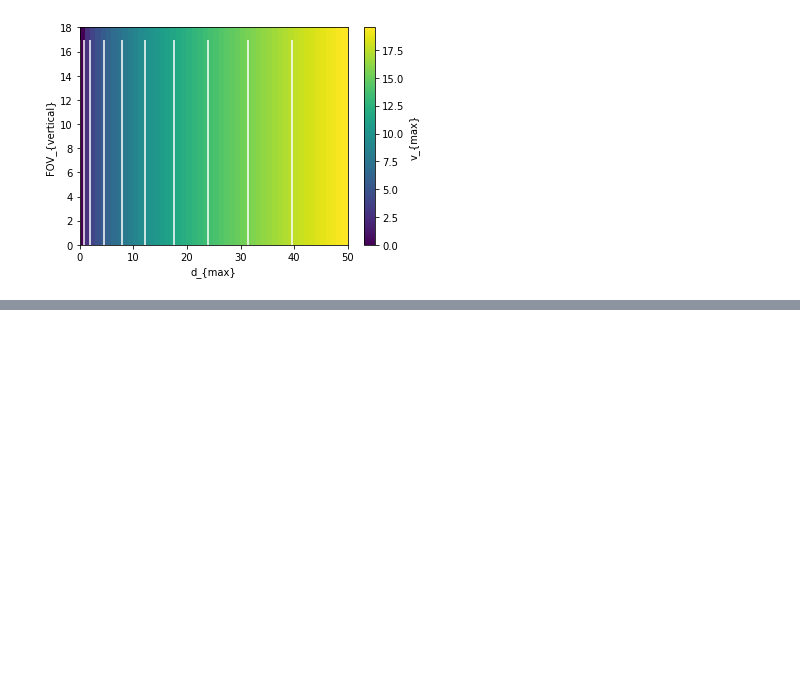
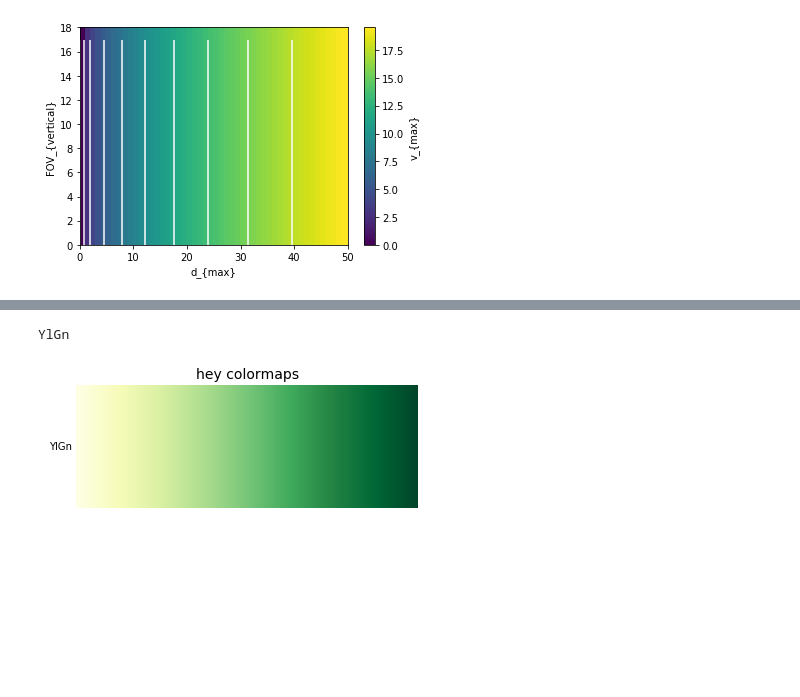
Before and after one commit to peteflorence/analysis-nanomap, a Jupyter notebook: Why memory.ipynb, the cells around one changed output, grey strips where cells are left out. Drawn from its saved outputs; the diff is of its cells as text; code cells hidden in the pictures; blank space fills up the shorter version.

```diff
--- a/Why memory.ipynb
+++ b/Why memory.ipynb
@@ -210,0 +258,64 @@ plt.show()
+# %%
+import numpy as np
+import matplotlib.pyplot as plt
+
+
+# Have colormaps separated into categories:
+# http://matplotlib.org/examples/color/colormaps_reference.html
+cmaps = [('Perceptually Uniform Sequential', [
+            'viridis', 'plasma', 'inferno', 'magma']),
+         ('Sequential', [
+            'Greys', 'Purples', 'Blues', 'Greens', 'Oranges', 'Reds',
+            'YlOrBr', 'YlOrRd', 'OrRd', 'PuRd', 'RdPu', 'BuPu',
+            'GnBu', 'PuBu', 'YlGnBu', 'PuBuGn', 'BuGn', 'YlGn']),
+         ('Sequential (2)', [
+            'binary', 'gist_yarg', 'gist_gray', 'gray', 'bone', 'pink',
+            'spring', 'summer', 'autumn', 'winter', 'cool', 'Wistia',
+            'hot', 'afmhot', 'gist_heat', 'copper']),
+         ('Diverging', [
+            'PiYG', 'PRGn', 'BrBG', 'PuOr', 'RdGy', 'RdBu',
+            'RdYlBu', 'RdYlGn', 'Spectral', 'coolwarm', 'bwr', 'seismic']),
+         ('Qualitative', [
+            'Pastel1', 'Pastel2', 'Paired', 'Accent',
+            'Dark2', 'Set1', 'Set2', 'Set3']),
+         ('Miscellaneous', [
+            'flag', 'prism', 'ocean', 'gist_earth', 'terrain', 'gist_stern',
+            'gnuplot', 'gnuplot2', 'CMRmap', 'cubehelix', 'brg', 'hsv',
+            'gist_rainbow', 'rainbow', 'jet', 'nipy_spectral', 'gist_ncar'])]
+
+
+
+
+nrows = max(len(cmap_list) for cmap_category, cmap_list in cmaps)
+gradient = np.linspace(0, 1, 256)
+gradient = np.vstack((gradient, gradient))
+
+
+def plot_color_gradients(cmap_category, cmap_list, nrows):
+    fig, axes = plt.subplots(nrows=nrows)
+    fig.subplots_adjust(top=0.95, bottom=0.01, left=0.2, right=0.99)
+    axes[0].set_title(cmap_category + ' colormaps', fontsize=14)
+
+    for ax, name in zip(axes, cmap_list):
+        print name
+        ax.imshow(gradient, aspect='auto', cmap=plt.get_cmap(name))
+        pos = list(ax.get_position().bounds)
+        x_text = pos[0] - 0.01
+        y_text = pos[1] + pos[3]/2.
+        fig.text(x_text, y_text, name, va='center', ha='right', fontsize=10)
+
+    # Turn off *all* ticks & spines, not just the ones with colormaps.
+    for ax in axes:
+        ax.set_axis_off()
+
+
+cmap_mine = ['YlGn']
+plot_color_gradients("hey", cmap_mine, 2)
+
+#for cmap_category, cmap_list in cmaps:
+#    plot_color_gradients(cmap_category, cmap_list, nrows)
+
+plt.show()
+# %% [output]
+YlGn
+[figure, added]
```
Also changed, not shown: parts of 8 cells of this notebook.
